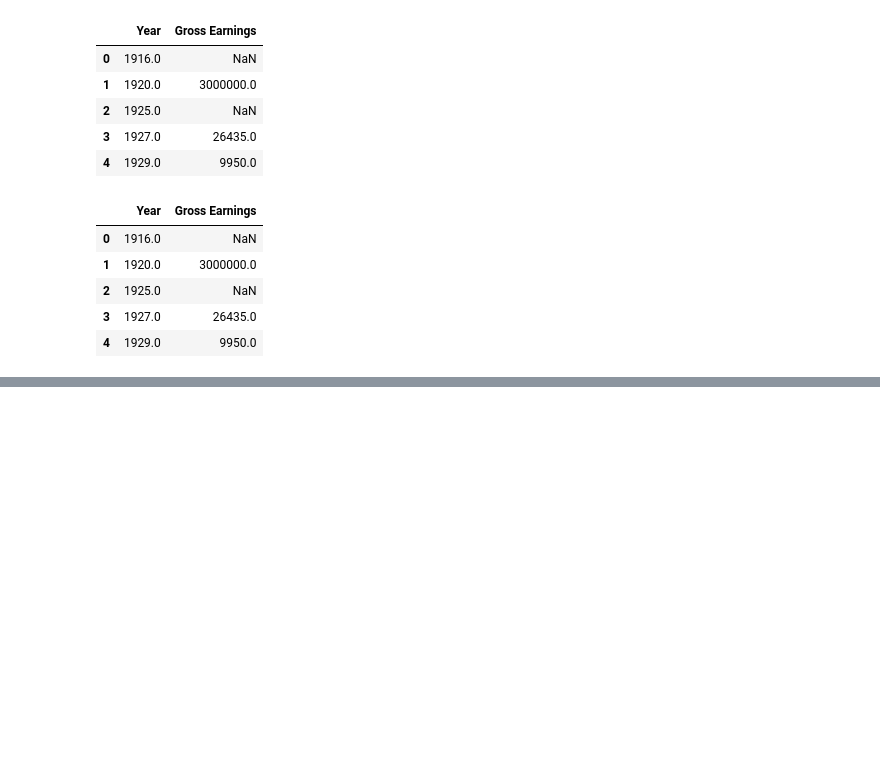
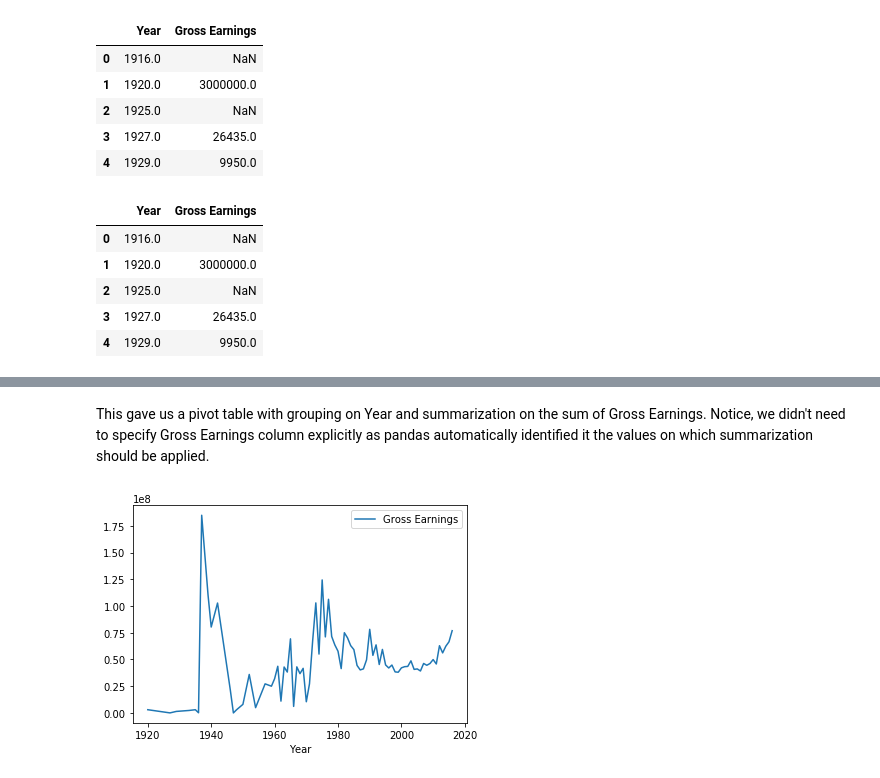
Before and after one commit to abhashkumar/python_numpy_pandas, a Jupyter notebook: Using_Excel_With_Pandas.ipynb, the cells around one changed output, grey strips where cells are left out. Drawn from its saved outputs; the diff is of its cells as text; code cells hidden in the pictures; blank space fills up the shorter version.

```diff
--- a/Using_Excel_With_Pandas.ipynb
+++ b/Using_Excel_With_Pandas.ipynb
@@ -369,0 +392,3 @@ movies.loc[:,['Year', 'Gross Earnings']].head()
+# %%
+movies_subset = movies[['Year', 'Gross Earnings']]
+movies_subset.head()
@@ -369,0 +402,3 @@ movies.loc[:,['Year', 'Gross Earnings']].head()
+# %%
+earnings_by_year = movies_subset.pivot_table(index=['Year'])
+earnings_by_year.head()
@@ -369,0 +413,7 @@ movies.loc[:,['Year', 'Gross Earnings']].head()
+# %% [markdown]
+This gave us a pivot table with grouping on Year and summarization on the sum of Gross Earnings. Notice, we didn't need to specify Gross Earnings column explicitly as pandas automatically identified it the values on which summarization should be applied.
+# %%
+earnings_by_year.plot()
+plt.show()
+# %% [output]
+[figure, added]
```
Also changed, not shown: parts of 23 cells of this notebook.
